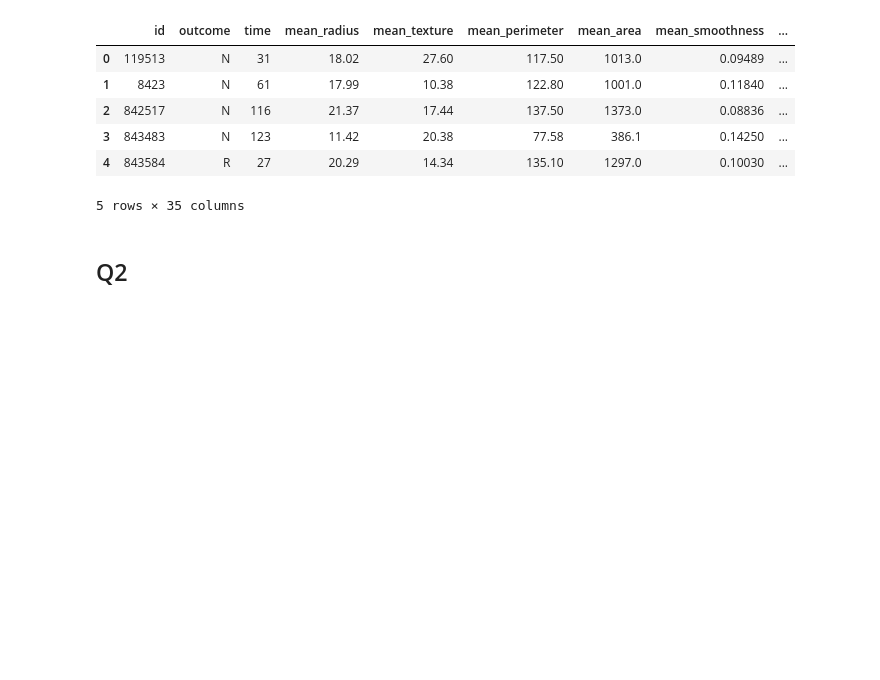
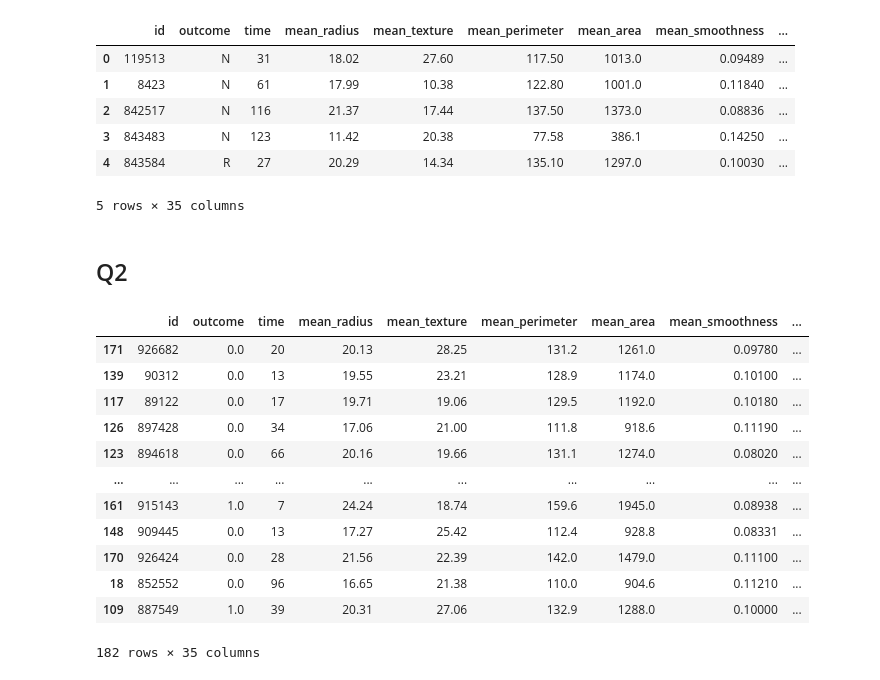
Before and after one commit to AdarshaSubedi/LogisticRegression, a Jupyter notebook: assignment2-Q2.ipynb, the cells around one changed output. Saved outputs shown, nothing was run; the diff lists cells and outputs as text; code cells hidden in the pictures; blank space fills up the shorter version.

```diff
--- a/assignment2-Q2.ipynb
+++ b/assignment2-Q2.ipynb
@@ -168,7 +168,22 @@ class ManipulateData:
 # %%
 # Read file and clear out null values
 file = 'Cancer_dataset1.csv'
 
 df = ManipulateData(file)
 data = df.filter_data() #cleans out rows containing null values and shuffles the data
 data['outcome'] = data['outcome'].replace({'R': 1, 'N': 0}).astype(float)
+data
+# %% [output]
+|  | id | outcome | time | mean_radius | mean_texture | mean_perimeter | mean_area | mean_smoothness | ... |
+| 171 | 926682 | 0.0 | 20 | 20.13 | 28.25 | 131.2 | 1261.0 | 0.09780 | ... |
+| 139 | 90312 | 0.0 | 13 | 19.55 | 23.21 | 128.9 | 1174.0 | 0.10100 | ... |
+| 117 | 89122 | 0.0 | 17 | 19.71 | 19.06 | 129.5 | 1192.0 | 0.10180 | ... |
+| 126 | 897428 | 0.0 | 34 | 17.06 | 21.00 | 111.8 | 918.6 | 0.11190 | ... |
+| 123 | 894618 | 0.0 | 66 | 20.16 | 19.66 | 131.1 | 1274.0 | 0.08020 | ... |
+| ... | ... | ... | ... | ... | ... | ... | ... | ... | ... |
+| 161 | 915143 | 1.0 | 7 | 24.24 | 18.74 | 159.6 | 1945.0 | 0.08938 | ... |
+| 148 | 909445 | 0.0 | 13 | 17.27 | 25.42 | 112.4 | 928.8 | 0.08331 | ... |
+| 170 | 926424 | 0.0 | 28 | 21.56 | 22.39 | 142.0 | 1479.0 | 0.11100 | ... |
+| 18 | 852552 | 0.0 | 96 | 16.65 | 21.38 | 110.0 | 904.6 | 0.11210 | ... |
+| 109 | 887549 | 1.0 | 39 | 20.31 | 27.06 | 132.9 | 1288.0 | 0.10000 | ... |
+182 rows × 35 columns
```
Also changed, not shown: parts of 18 cells of this notebook.
